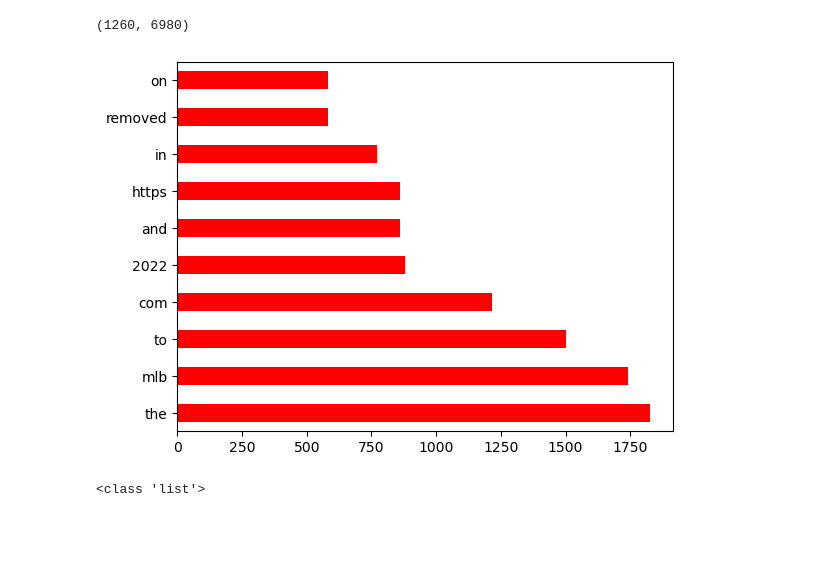
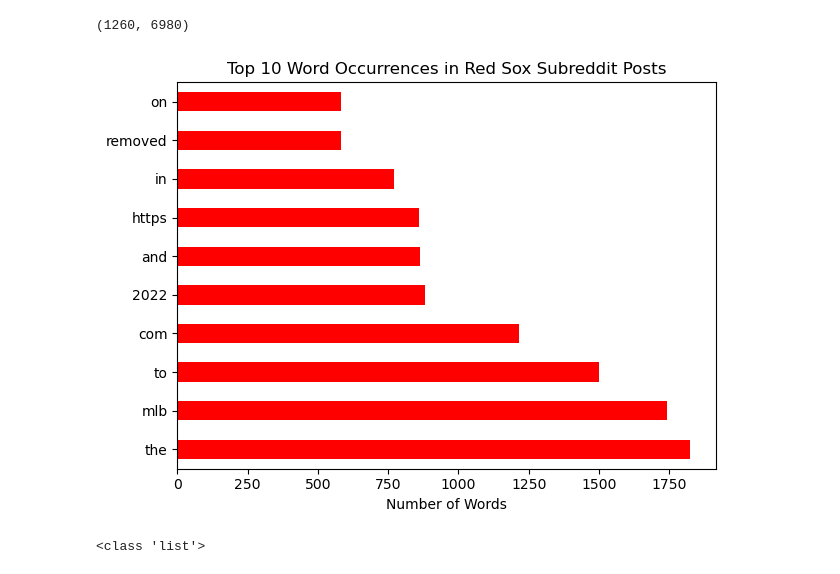
Before and after one commit to pemurp19/Web-Scraping-and-NLP---Reddit, a Jupyter notebook: code/02_Cleaning and EDA.ipynb, the cells around one changed output. Saved outputs shown, nothing was run; the diff lists cells and outputs as text; code cells hidden in the pictures; blank space fills up the shorter version.

```diff
--- a/code/02_Cleaning and EDA.ipynb
+++ b/code/02_Cleaning and EDA.ipynb
@@ -767,9 +767,15 @@ post_df.shape
 # %%
 # check to see the top words - if mostly stopwords, get rid of stopwords
 # code taken from lesson 5.05 on Natural Language Processing
 post_df.sum().sort_values(ascending = False).head(10).plot(kind = 'barh', color = 'r');
+
+# save for presentation
+plt.title('Top 10 Word Occurrences in Red Sox Subreddit Posts')
+plt.xlabel('Number of Words')
+plt.tight_layout()
+plt.savefig('../images/sox_topwords_prestop.png')
 # %% [output]
-[figure, old version]
+[figure, new version]
 # %%
 stopword_list = stopwords.words('english')
 print(type(stopword_list))
```
Also changed, not shown: parts of 21 cells of this notebook, 10 other files.
